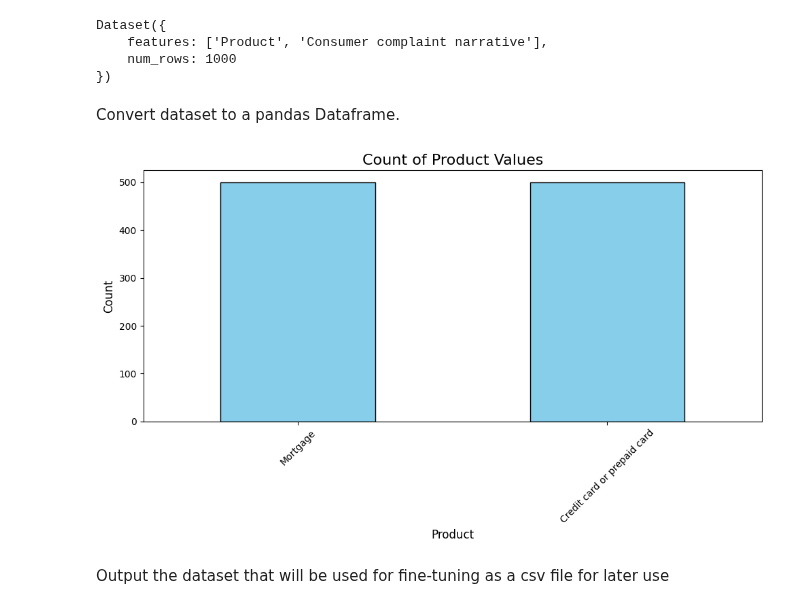
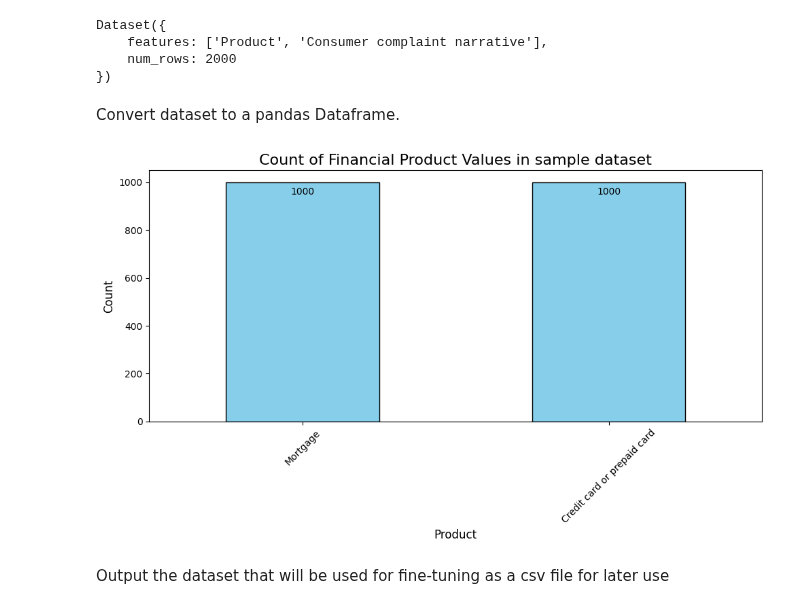
Before and after one commit to vtsou359/Lightweight_FineTuning_FoundationModel, a Jupyter notebook: data.ipynb, the cells around one changed output. Cells and saved outputs as stored; diff of their text form; code cells hidden in the pictures.

Commit message:
changed the size of the dataset that will be used for fine-tuning

```diff
--- a/data.ipynb
+++ b/data.ipynb
@@ -6,11 +6,8 @@ from pathlib import Path
 # Load the dataset from hugging face
 # See: https://huggingface.co/datasets/BEE-spoke-data/consumer-finance-complaints
 
-# The consumer-finance-complaints dataset only has a train split,
-# so we use the train_test_split method to split it into train and test
-dataset = load_dataset("BEE-spoke-data/consumer-finance-complaints",
-                       split="train")
-#splits = ["train", "test"]
+# The consumer-finance-complaints dataset only has a train split
+dataset = load_dataset("BEE-spoke-data/consumer-finance-complaints",split="train")
 # %%
 # Filter rows based on multiple column values
 filtered_dataset = dataset.filter(
@@ -27,9 +24,9 @@ credit_card_dataset = filtered_dataset.filter(
 	lambda row: row["Product"] == "Credit card or prepaid card"
 )
 
-# Sample 500 rows from each class
-mortgage_sample = mortgage_dataset.shuffle(seed = 42).select(range(500))
-credit_card_sample = credit_card_dataset.shuffle(seed = 42).select(range(500))
+# Sample 1000 rows from each class (seed 42 to produce the same results)
+mortgage_sample = mortgage_dataset.shuffle(seed = 42).select(range(1000))
+credit_card_sample = credit_card_dataset.shuffle(seed = 42).select(range(1000))
 
 # Combine the two samples
 balanced_dataset = concatenate_datasets([mortgage_sample, credit_card_sample])
@@ -43,34 +40,40 @@ filtered_columns_dataset
 # %% [output]
 Dataset({
     features: ['Product', 'Consumer complaint narrative'],
-    num_rows: 1000
+    num_rows: 2000
 })
 # %% [markdown]
 Convert dataset to a pandas Dataframe.
 # %%
 # Convert the dataset to a pandas DataFrame
 df = filtered_columns_dataset.to_pandas()
-# %%
-import matplotlib.pyplot as plt
-
-# Count occurrences of each Product value
-product_counts = df["Product"].value_counts()
-
-# Plot the counts as a bar chart
-plt.figure(figsize=(10, 6))
-product_counts.plot(kind="bar", color="skyblue", edgecolor="black")
-
-# Add labels and title
-plt.title("Count of Product Values", fontsize=16)
-plt.xlabel("Product", fontsize=12)
-plt.ylabel("Count", fontsize=12)
-plt.xticks(rotation=45)
-plt.tight_layout()
-
-# Show the plot
-plt.show()
-# %% [output]
-[figure, removed]
+# %%
+import matplotlib.pyplot as plt
+
+# Count occurrences of each Product value
+product_counts = df["Product"].value_counts()
+
+# Plot the counts as a bar chart
+plt.figure(figsize = (10, 6))
+bars = product_counts.plot(kind = "bar", color = "skyblue", edgecolor = "black")
+
+# Annotate each bar with the corresponding count (inside the bars)
+for index, value in enumerate(product_counts):
+	plt.text(index, value - (value * 0.05),  # Position slightly below the top
+	         str(value), color = "black", ha = "center", fontsize = 10
+	         )
+
+# Add labels and title
+plt.title("Count of Financial Product Values in sample dataset", fontsize = 16)
+plt.xlabel("Product", fontsize = 12)
+plt.ylabel("Count", fontsize = 12)
+plt.xticks(rotation = 45)
+plt.tight_layout()
+
+# Show the plot
+plt.show()
+# %% [output]
+[figure, added]
 # %% [markdown]
 Output the dataset that will be used for fine-tuning as a csv file for later use
 # %%
```
